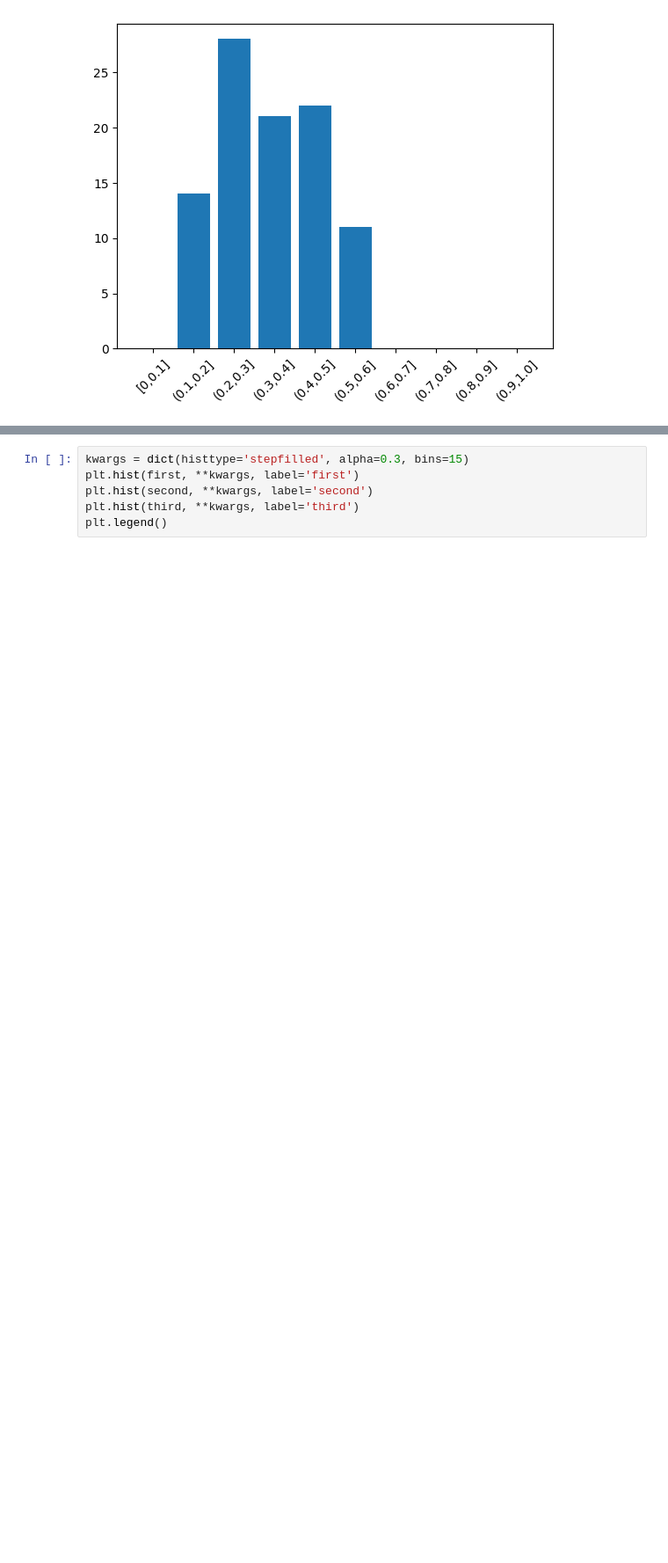
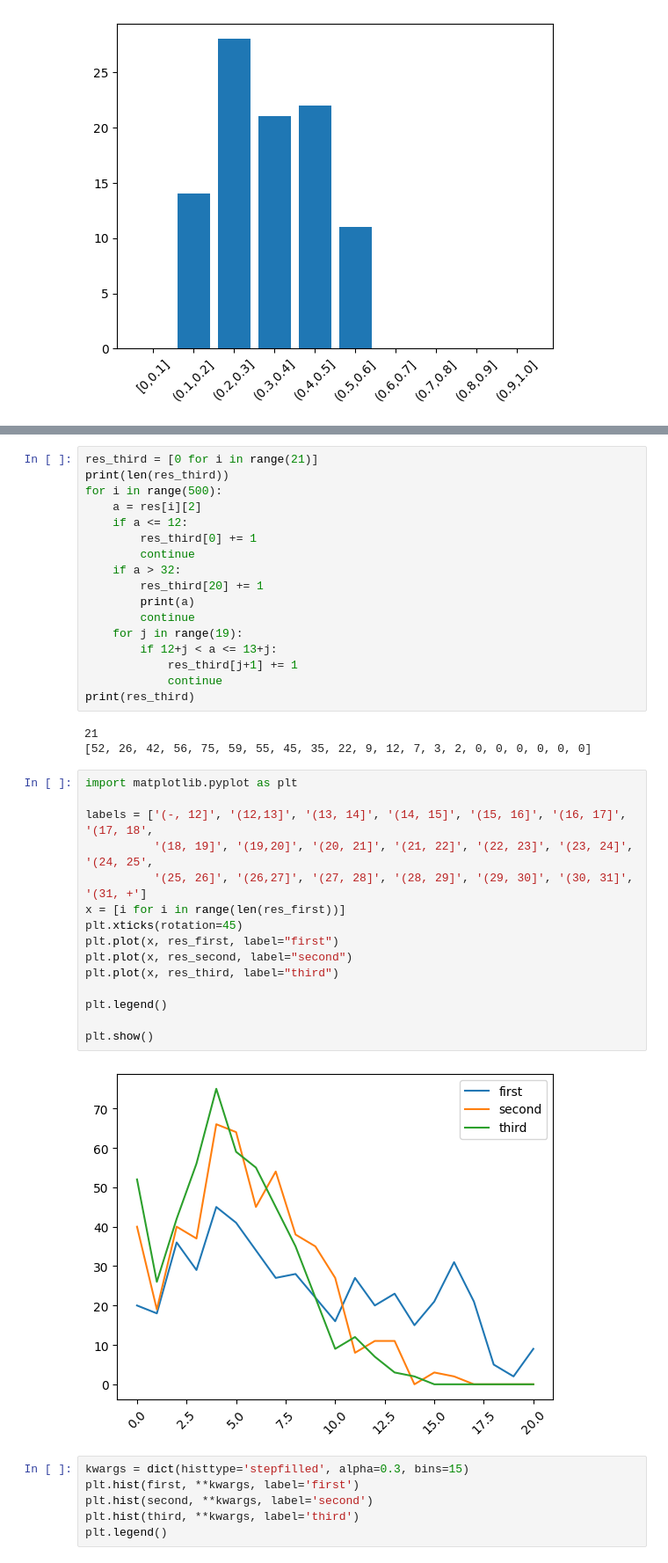
Before and after one commit to Stype0912/lm-watermarking, a Jupyter notebook: process_prob.ipynb, the cells around one changed output, grey strips where cells are left out. Shown at 88% size. Drawn from its saved outputs; the diff is of its cells as text; blank space fills up the shorter version.

```diff
--- a/process_prob.ipynb
+++ b/process_prob.ipynb
@@ -253,3 +195,40 @@ plt.show()
+# %%
+res_third = [0 for i in range(21)]
+print(len(res_third))
+for i in range(500):
+    a = res[i][2]
+    if a <= 12:
+        res_third[0] += 1
+        continue
+    if a > 32:
+        res_third[20] += 1
+        print(a)
+        continue
+    for j in range(19):
+        if 12+j < a <= 13+j:
+            res_third[j+1] += 1
+            continue
+print(res_third)
+# %% [output]
+21
+[52, 26, 42, 56, 75, 59, 55, 45, 35, 22, 9, 12, 7, 3, 2, 0, 0, 0, 0, 0, 0]
+# %%
+import matplotlib.pyplot as plt
+
+labels = ['(-, 12]', '(12,13]', '(13, 14]', '(14, 15]', '(15, 16]', '(16, 17]', '(17, 18',
+          '(18, 19]', '(19,20]', '(20, 21]', '(21, 22]', '(22, 23]', '(23, 24]', '(24, 25',
+          '(25, 26]', '(26,27]', '(27, 28]', '(28, 29]', '(29, 30]', '(30, 31]', '(31, +']
+x = [i for i in range(len(res_first))]
+plt.xticks(rotation=45)
+plt.plot(x, res_first, label="first")
+plt.plot(x, res_second, label="second")
+plt.plot(x, res_third, label="third")
+
+plt.legend()
+
+plt.show()
+# %% [output]
+[figure, added]
 # %%
 kwargs = dict(histtype='stepfilled', alpha=0.3, bins=15)
 plt.hist(first, **kwargs, label='first')
```
Also changed, not shown: parts of 13 cells of this notebook, 1 other file.
